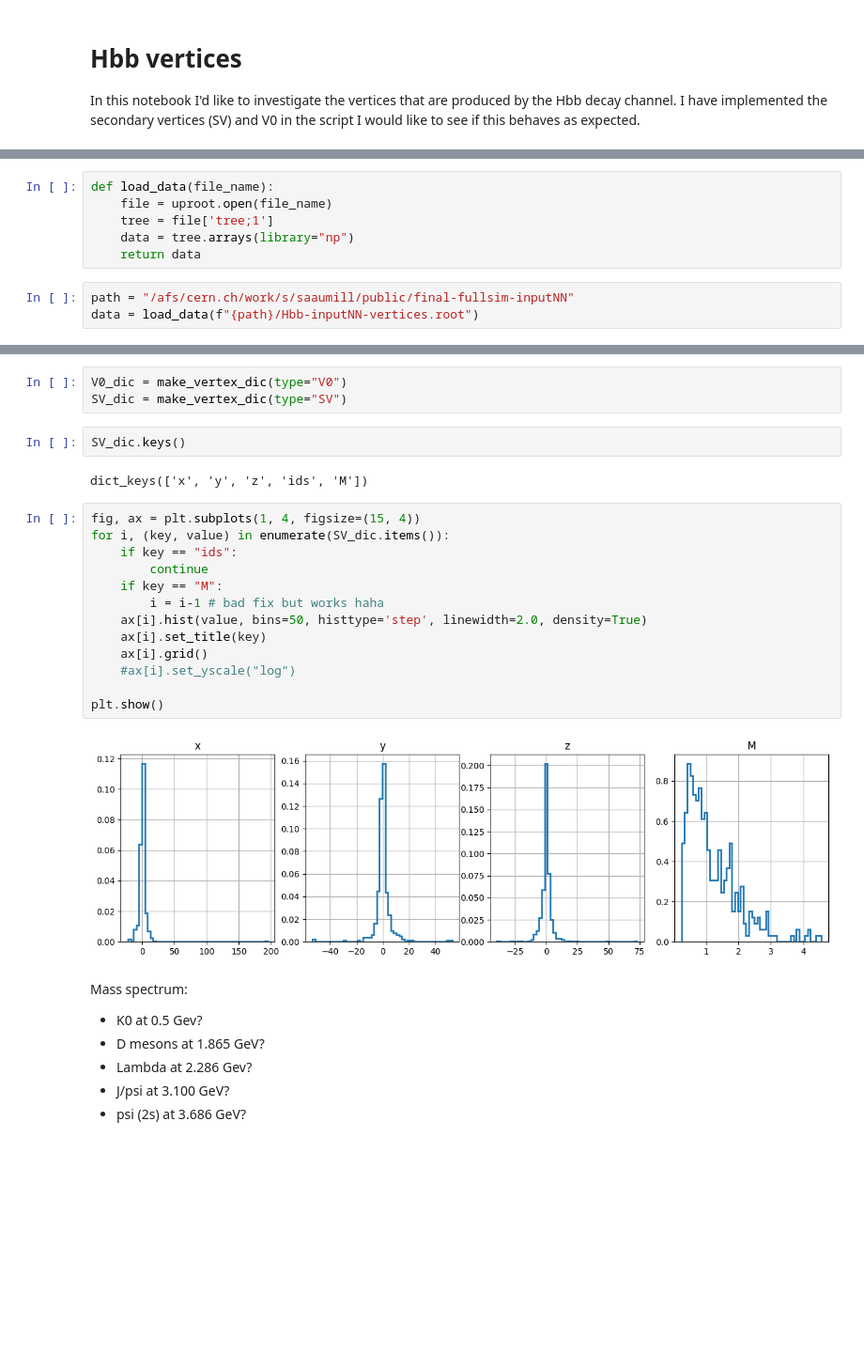
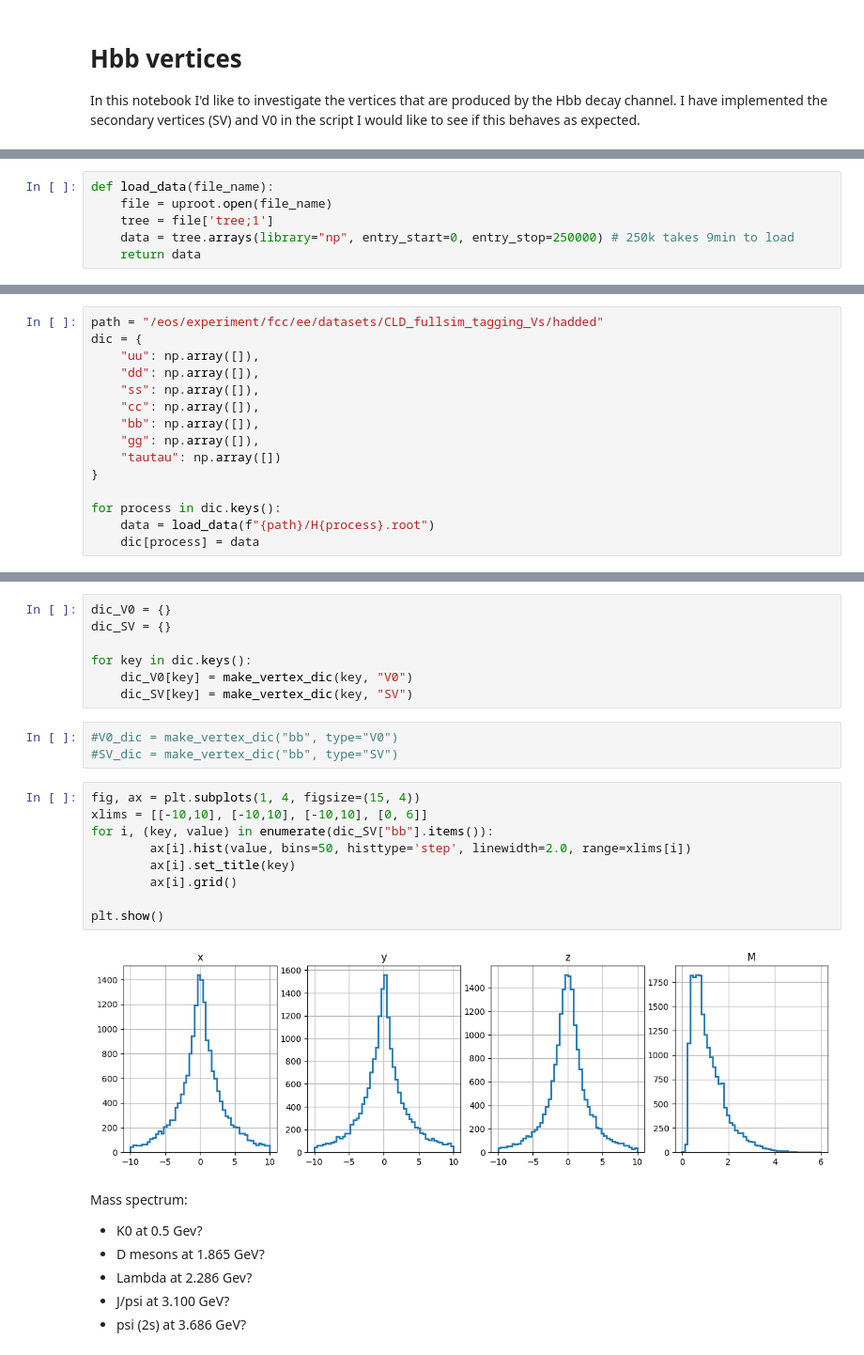
Before and after one commit to saracreates/TaggingResults, a Jupyter notebook: Hbb-vertices.ipynb, the cells around one changed output, grey strips where cells are left out. Shown at 94% size. Drawn from its saved outputs; the diff is of its cells as text; blank space fills up the shorter version.

```diff
--- a/Hbb-vertices.ipynb
+++ b/Hbb-vertices.ipynb
@@ -13,8 +18,5 @@ import matplotlib.pyplot as plt
 def load_data(file_name):
     file = uproot.open(file_name)
     tree = file['tree;1']
-    data = tree.arrays(library="np")
+    data = tree.arrays(library="np", entry_start=0, entry_stop=250000) # 250k takes 9min to load
     return data
-# %%
-path = "/afs/cern.ch/work/s/saaumill/public/final-fullsim-inputNN"
-data = load_data(f"{path}/Hbb-inputNN-vertices.root")
@@ -60 +23,16 @@ len(SV_x) # 380 SV in total
+# %%
+path = "/eos/experiment/fcc/ee/datasets/CLD_fullsim_tagging_Vs/hadded"
+dic = {
+    "uu": np.array([]),
+    "dd": np.array([]),
+    "ss": np.array([]),
+    "cc": np.array([]),
+    "bb": np.array([]),
+    "gg": np.array([]),
+    "tautau": np.array([])
+}
+
+for process in dic.keys():
+    data = load_data(f"{path}/H{process}.root")
+    dic[process] = data
 # %%
@@ -78,26 +49,25 @@ def make_vertex_dic(type):
     return vertex_dic
+# %%
+dic_V0 = {}
+dic_SV = {}
+
+for key in dic.keys():
+    dic_V0[key] = make_vertex_dic(key, "V0")
+    dic_SV[key] = make_vertex_dic(key, "SV")
 # %%
-V0_dic = make_vertex_dic(type="V0")
-SV_dic = make_vertex_dic(type="SV")
+#V0_dic = make_vertex_dic("bb", type="V0")
+#SV_dic = make_vertex_dic("bb", type="SV")
-# %%
-SV_dic.keys()
-# %% [output]
-dict_keys(['x', 'y', 'z', 'ids', 'M'])
 # %%
 fig, ax = plt.subplots(1, 4, figsize=(15, 4))
-for i, (key, value) in enumerate(SV_dic.items()):
-    if key == "ids":
-        continue
-    if key == "M":
-        i = i-1 # bad fix but works haha
-    ax[i].hist(value, bins=50, histtype='step', linewidth=2.0, density=True)
-    ax[i].set_title(key)
-    ax[i].grid()
-    #ax[i].set_yscale("log")
+xlims = [[-10,10], [-10,10], [-10,10], [0, 6]]
+for i, (key, value) in enumerate(dic_SV["bb"].items()):
+        ax[i].hist(value, bins=50, histtype='step', linewidth=2.0, range=xlims[i])
+        ax[i].set_title(key)
+        ax[i].grid()
 
 plt.show()
 # %% [output]
-[figure, old version]
+[figure, new version]
 # %% [markdown]
 Mass spectrum:
 - K0  at 0.5 Gev?
```
Also changed, not shown: parts of 17 cells of this notebook, 5 other files.
